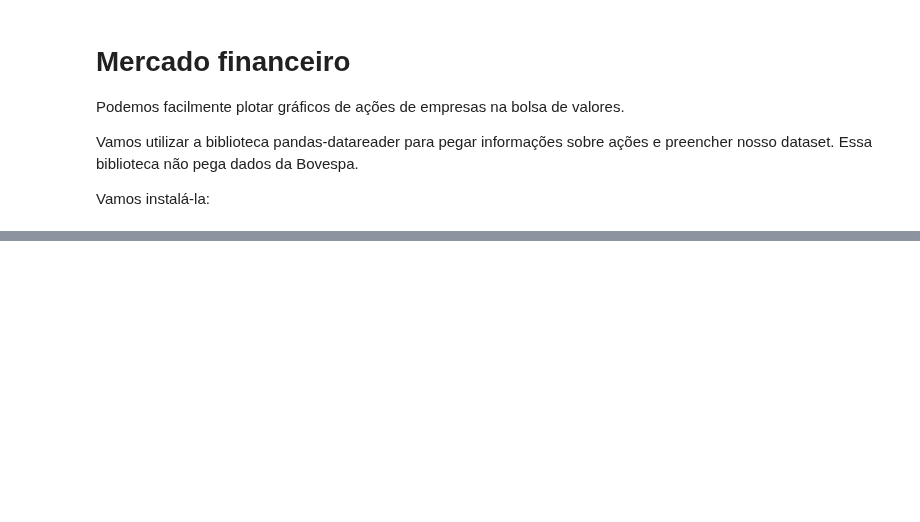
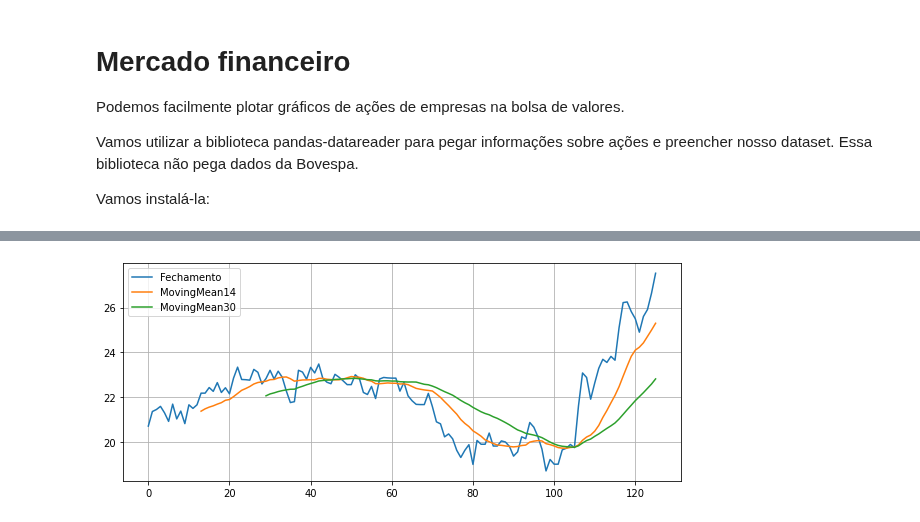
Before and after one commit to pcpiscator/Ciencia-de-dados, a Jupyter notebook: Mercfin.ipynb, the cells around one changed output, grey strips where cells are left out. Saved outputs shown, nothing was run; the diff lists cells and outputs as text; code cells hidden in the pictures; blank space fills up the shorter version.

```diff
--- a/Mercfin.ipynb
+++ b/Mercfin.ipynb
@@ -38,0 +63,5 @@ df.head()
+# %%
+columns = ['Fechamento','MovingMean14', 'MovingMean30']
+graph = df[columns].plot(figsize=(10, 4), grid=True)
+# %% [output]
+[figure, added]
```
Also changed, not shown: parts of 5 cells of this notebook.
